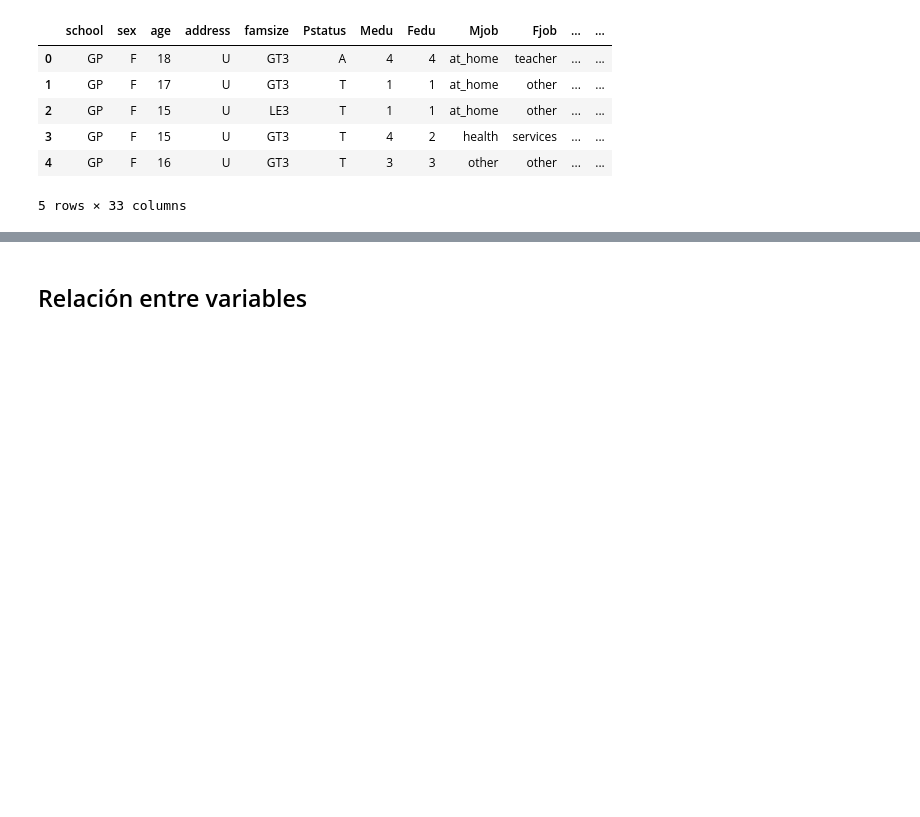
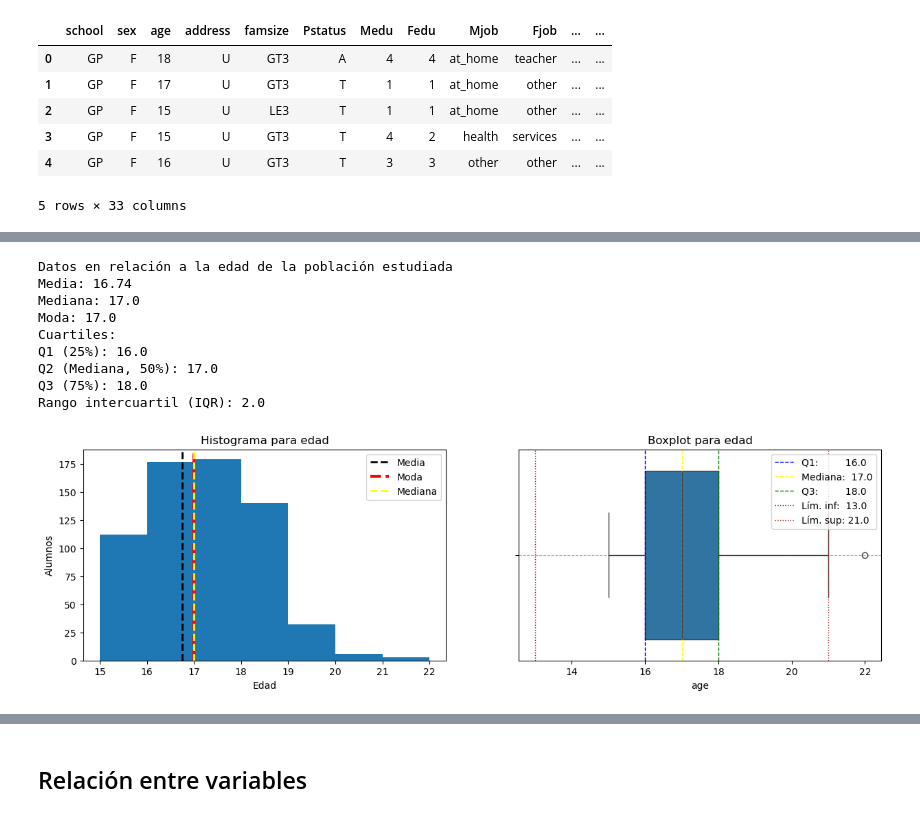
Before and after one commit to elianpinzas/adb_actividad_individual_2, a Jupyter notebook: actividad_individual_2.ipynb, the cells around one changed output, grey strips where cells are left out. Saved outputs shown, nothing was run; the diff lists cells and outputs as text; code cells hidden in the pictures; blank space fills up the shorter version.

```diff
--- a/actividad_individual_2.ipynb
+++ b/actividad_individual_2.ipynb
@@ -61,12 +71,7 @@ import pandas as pd
 # %%
-path_math_dataset="./dataset/student-mat.csv"
 path_portuguese_dataset="./dataset/student-por.csv"
 
-df_math = pd.read_csv(path_math_dataset, sep=";")
-df_portuguese = pd.read_csv(path_portuguese_dataset, sep=";")
-
-# Se combinan los dos datasets
-df = pd.concat([df_math, df_portuguese], ignore_index=True)
+df = pd.read_csv(path_portuguese_dataset, sep=";")
 df.head()
 # %% [output]
 |  | school | sex | age | address | famsize | Pstatus | Medu | Fedu | Mjob | Fjob | ... | ... |
@@ -98,0 +175,66 @@ memory usage: 269.3 KB
+# %%
+# Código tomado de clase_02_intro_EDA_Titanic.ipynb
+def cuartiles(variable):
+    Q1 = variable.quantile(0.25)
+    Q2 = variable.quantile(0.50)  # Percentile 5-0 - Equivalente a la mediana
+    Q3 = variable.quantile(0.75)
+    return Q1, Q2, Q3
+# %%
+print("Datos en relación a la edad de la población estudiada")
+age_mean = df['age'].mean()
+age_median = df['age'].median()
+age_mode = df['age'].mode()[0]
+
+print(f"Media: {age_mean:.2f}")
+print(f"Mediana: {age_median}")
+print(f"Moda: {age_mode}")
+
+
+fig, ax = plt.subplots(1, 2, figsize=(15, 4))
+
+# Histograma
+ax[0].hist(df['age'], bins=7)
+ax[0].set_title('Histograma para edad')
+ax[0].set_xlabel('Edad')
+ax[0].set_ylabel('Alumnos')
+ax[0].axvline(age_mean, color='black', ls='--', lw=2, label='Media')
+ax[0].axvline(age_mode, color='red', ls='--', lw=3, label='Moda')
+ax[0].axvline(age_median, color='yellow', ls='--', lw=2, label='Mediana')
+ax[0].legend()
+
+# Boxplot
+sns.boxplot(data=df, x='age', ax=ax[1])
+
+age_Q1, age_Q2, age_Q3 = cuartiles(df['age'])
+
+age_IQR = age_Q3 - age_Q1
+print(f"Cuartiles:")
+print("Q1 (25%):", age_Q1)
+print("Q2 (Mediana, 50%):", age_Q2)
+print("Q3 (75%):", age_Q3)
+print(f"Rango intercuartil (IQR): {age_IQR}")
+
+lower_limit = age_Q1 - 1.5 * age_IQR
+upper_limit = age_Q3 + 1.5 * age_IQR
+ax[1].set_title('Boxplot para edad')
+ax[1].grid(axis='y', ls='--')
+ax[1].axvline(age_Q1,      color='blue',   linestyle='--', linewidth=1, label=f'Q1:         {age_Q1:.1f}')
+ax[1].axvline(age_Q2,      color='yellow',    linestyle='--', linewidth=1, label=f'Mediana:  {age_Q2:.1f}')
+ax[1].axvline(age_Q3,      color='green',  linestyle='--', linewidth=1, label=f'Q3:         {age_Q3:.1f}')
+ax[1].axvline(lower_limit, color='purple', linestyle=':',  linewidth=1, label=f'Lím. inf:  {lower_limit:.1f}')
+ax[1].axvline(upper_limit, color='brown',  linestyle=':',  linewidth=1, label=f'Lím. sup: {upper_limit:.1f}')
+ax[1].legend()
+
+
+plt.show()
+# %% [output]
+Datos en relación a la edad de la población estudiada
+Media: 16.74
+Mediana: 17.0
+Moda: 17.0
+Cuartiles:
+Q1 (25%): 16.0
+Q2 (Mediana, 50%): 17.0
+Q3 (75%): 18.0
+Rango intercuartil (IQR): 2.0
+[figure, added]
```
Also changed, not shown: parts of 10 cells of this notebook.
